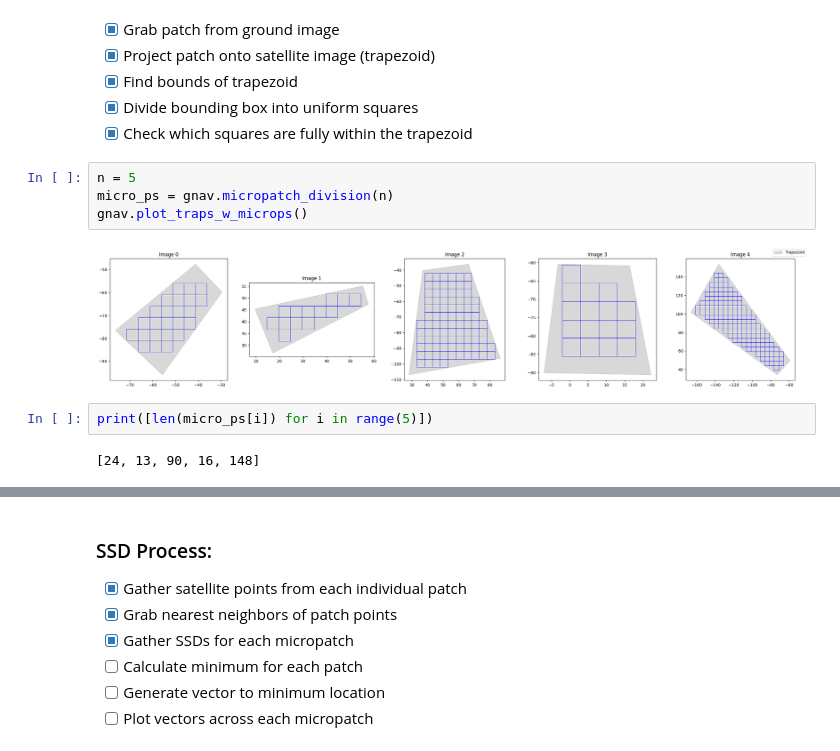
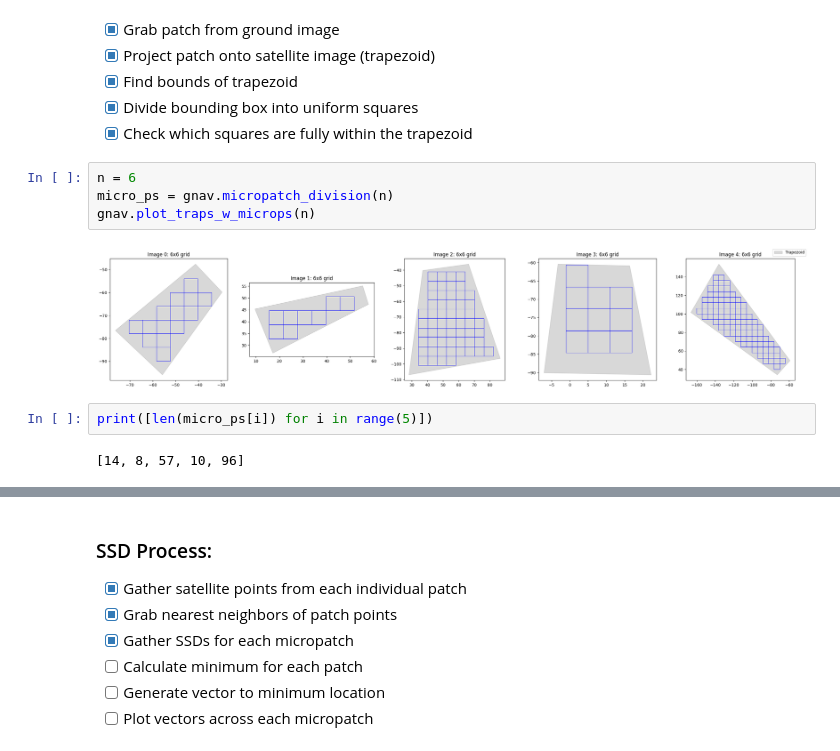
Before and after one commit to dchoate119/ASAR, a Jupyter notebook: s3/Error_Distributions/patch_distb_demo.ipynb, the cells around one changed output, grey strips where cells are left out. Cells and saved outputs as stored; diff of their text form.

Commit message:
ran grid dependency tests and generated better distribution visualizations. see slides ppt

```diff
--- a/s3/Error_Distributions/patch_distb_demo.ipynb
+++ b/s3/Error_Distributions/patch_distb_demo.ipynb
@@ -300,13 +287,13 @@ Using DRI3 for screen 0
 - [x] Divide bounding box into uniform squares
 - [x] Check which squares are fully within the trapezoid
 # %%
-n = 5
+n = 6
 micro_ps = gnav.micropatch_division(n)
-gnav.plot_traps_w_microps()
+gnav.plot_traps_w_microps(n)
 # %% [output]
-[figure, old version]
+[figure, new version]
 # %%
 print([len(micro_ps[i]) for i in range(5)])
 # %% [output]
-[24, 13, 90, 16, 148]
+[14, 8, 57, 10, 96]
 # %%
```
Also changed, not shown: parts of 16 cells of this notebook, 4 other files.
